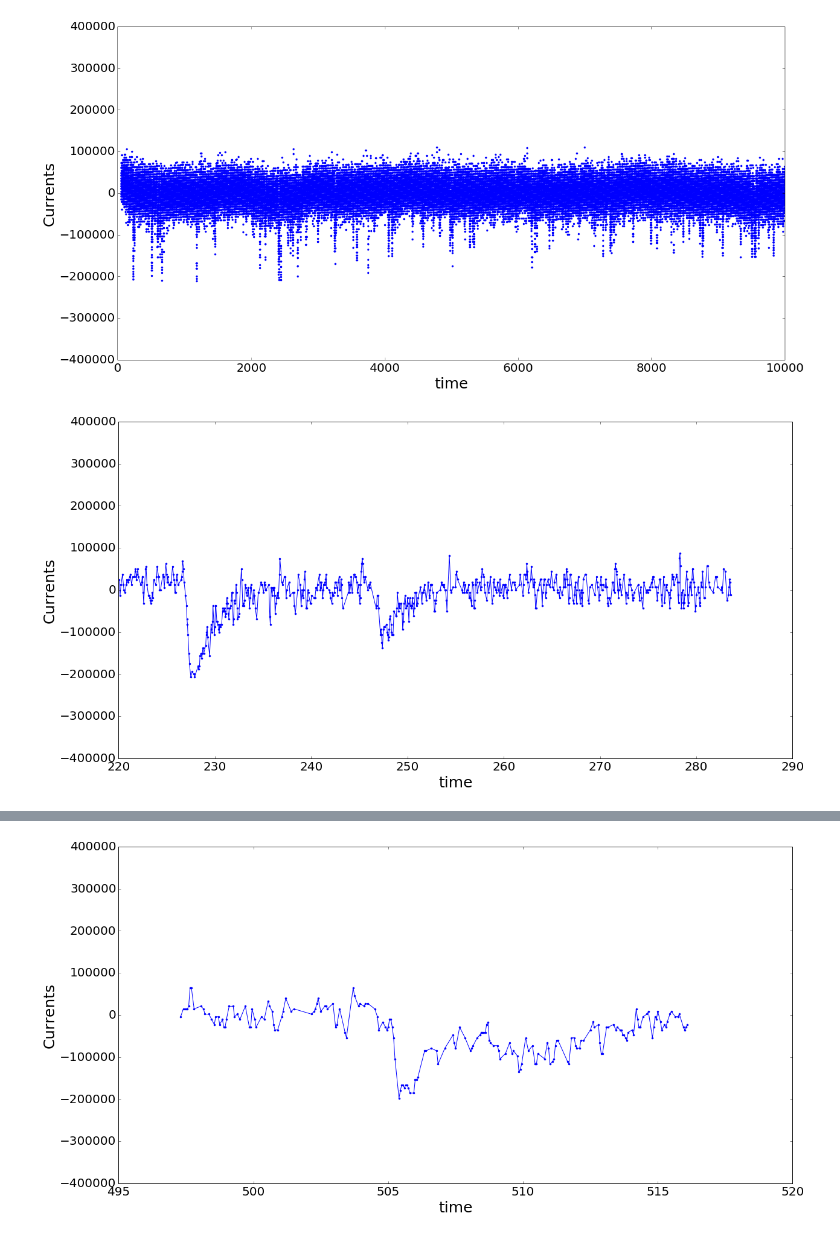
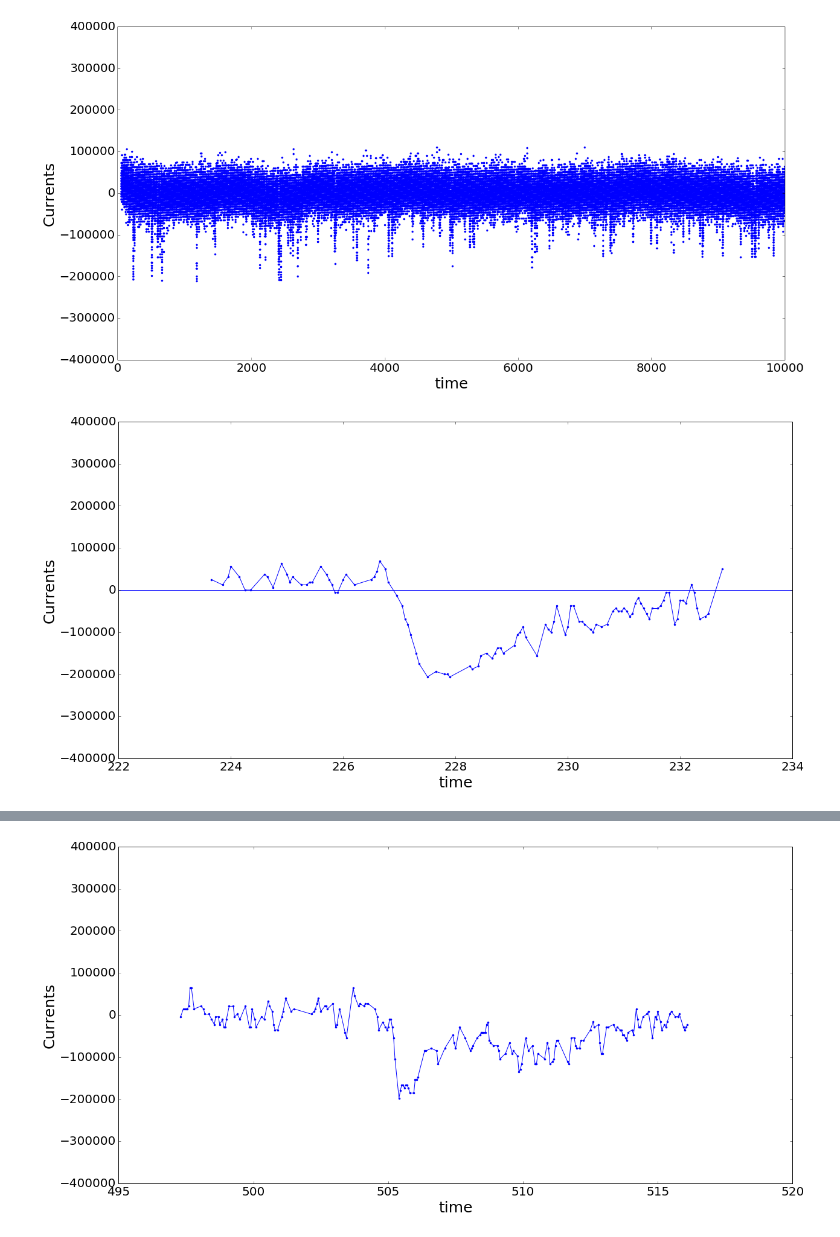
Before and after one commit to jamka1902/Python-Course, a Jupyter notebook: Data_analysis.ipynb, the cells around one changed output, grey strips where cells are left out. Cells and saved outputs as stored; diff of their text form; code cells hidden in the pictures.

```diff
--- a/Data_analysis.ipynb
+++ b/Data_analysis.ipynb
@@ -276,15 +276,16 @@ plt.show()
 [figure]
 # %%
 #Plotting a peak
-xl=1800
-xh=2500
+xl=1840
+xh=1950
 xfit = np.array([0,combinedData2[0,-1]])
 fig = plt.figure(1)
 ax = fig.add_subplot(1,1,1)
 ax.plot(combinedData3[0,xl:xh],combinedData3[1,xl:xh],'.-',color='b')
 ax.set_ylim(-400000,400000)
+ax.axhline(np.mean(combinedData3[1]))
 ax.set_xlabel('time')
 ax.set_ylabel('Currents')
 plt.show()
 # %% [output]
-[figure, old version]
+[figure, new version]
```
Also changed, not shown: parts of 5 cells of this notebook, 1 other file.
